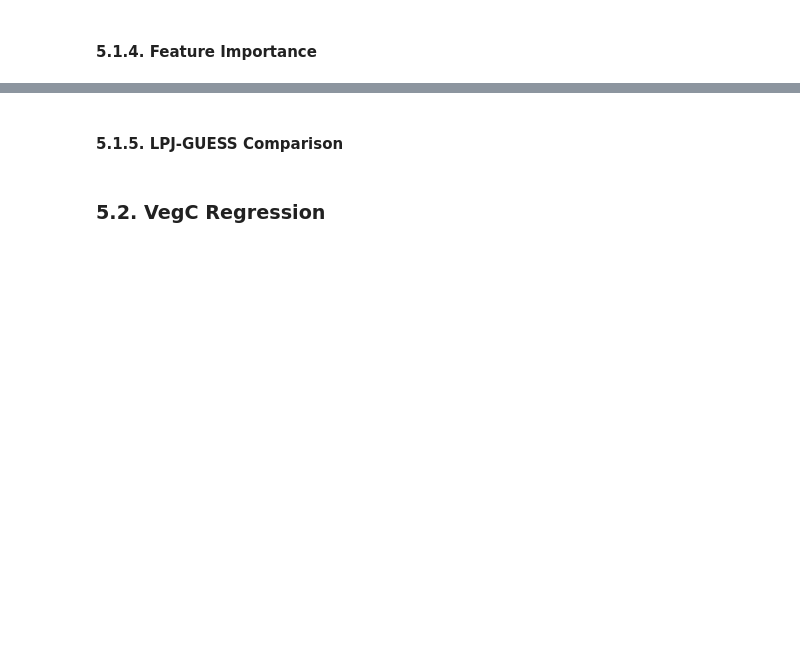
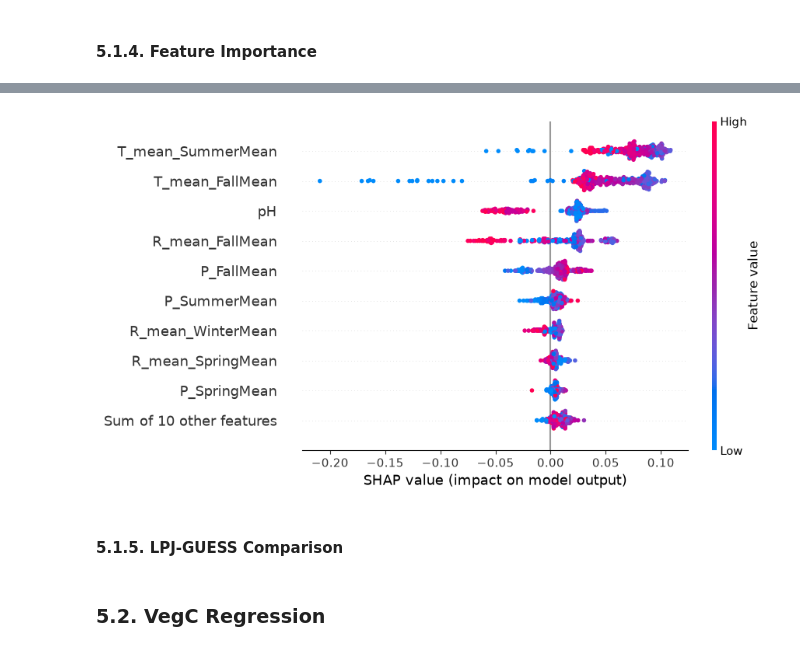
Before and after one commit to Xraaaay/lu_bern01, a Jupyter notebook: Project02/biome.ipynb, the cells around one changed output, grey strips where cells are left out. Drawn from its saved outputs; the diff is of its cells as text; code cells hidden in the pictures; blank space fills up the shorter version.

```diff
--- a/Project02/biome.ipynb
+++ b/Project02/biome.ipynb
@@ -665,3 +708,12 @@ R2 = 0.5075
+# %%
+X_test_sample = X_test.iloc[idx]
+
+explainer = shap.TreeExplainer(best_model_NPP)
+shap_values = explainer(X_test_sample)
+# %%
+shap.plots.beeswarm(shap_values)
+# %% [output]
+[figure, added]
 # %% [markdown]
 #### 5.1.5. LPJ-GUESS Comparison
 # %%
```
Also changed, not shown: parts of 76 cells of this notebook, 2 other files.
